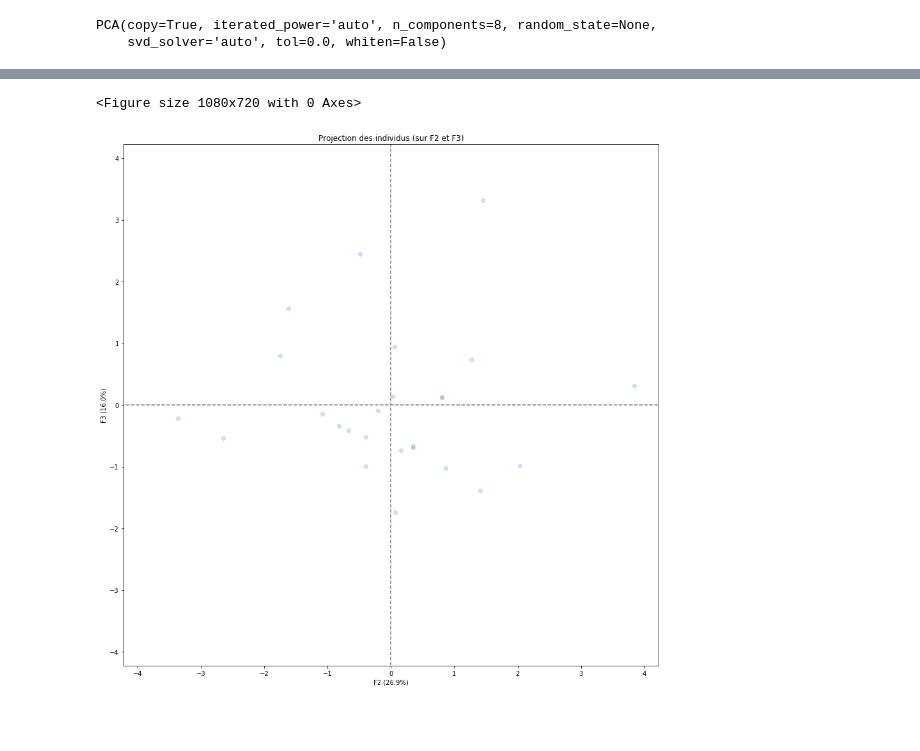
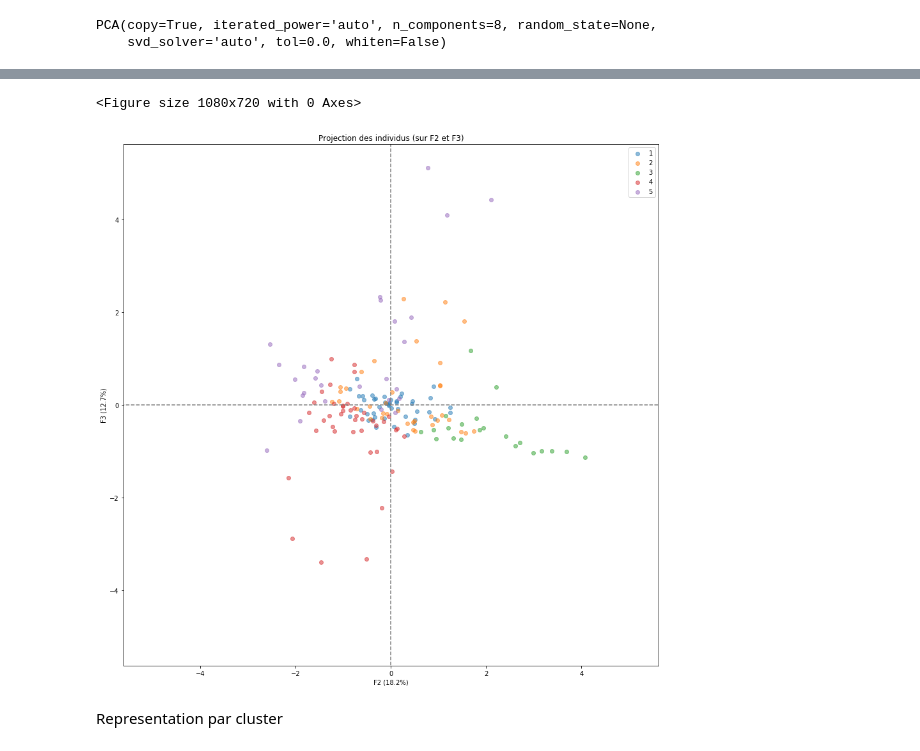
Before and after one commit to Sh4mSh4m/OCR_DA_proj5, a Jupyter notebook: Projet 5 - Etude de marche Loco Pollo.ipynb, the cells around one changed output, grey strips where cells are left out. Drawn from its saved outputs; the diff is of its cells as text; code cells hidden in the pictures; blank space fills up the shorter version.

```diff
--- a/Projet 5 - Etude de marche Loco Pollo.ipynb
+++ b/Projet 5 - Etude de marche Loco Pollo.ipynb
@@ -806,4 +849,4 @@ from functions import *
 # %%
-df_acp = df_target.set_index('country')
+df_acp = df_data_4.set_index('country')
 df_acp.shape
 # %% [output]
@@ -852,9 +926,11 @@ plt.show()
 # %%
 fig3_3 = plt.figure(figsize=(15, 10))
-display_factorial_planes(X_projected, n_comp, pca, [(1,2)], alpha = 0.2)
+display_factorial_planes(X_projected, n_comp, pca, [(1,2)], alpha = 0.5, illustrative_var= df_data_4['cluster'])
 plt.show()
 # %% [output]
 <Figure size 1080x720 with 0 Axes>
-[figure, old version]
+[figure, new version]
+# %% [markdown]
+Representation par cluster
 # %%
 fig3_4 = plt.figure(figsize=(15, 10))
```
Also changed, not shown: parts of 17 cells of this notebook.
